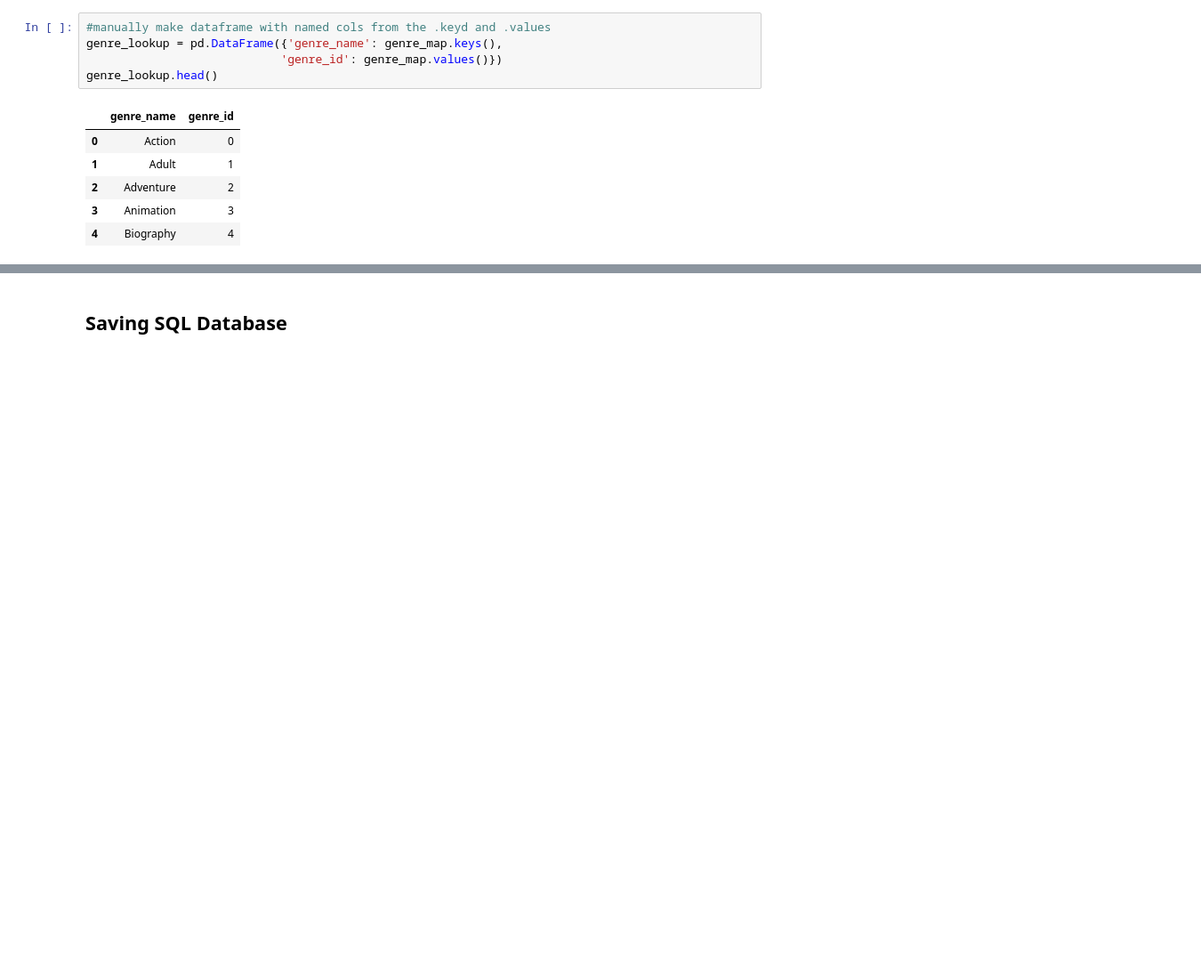
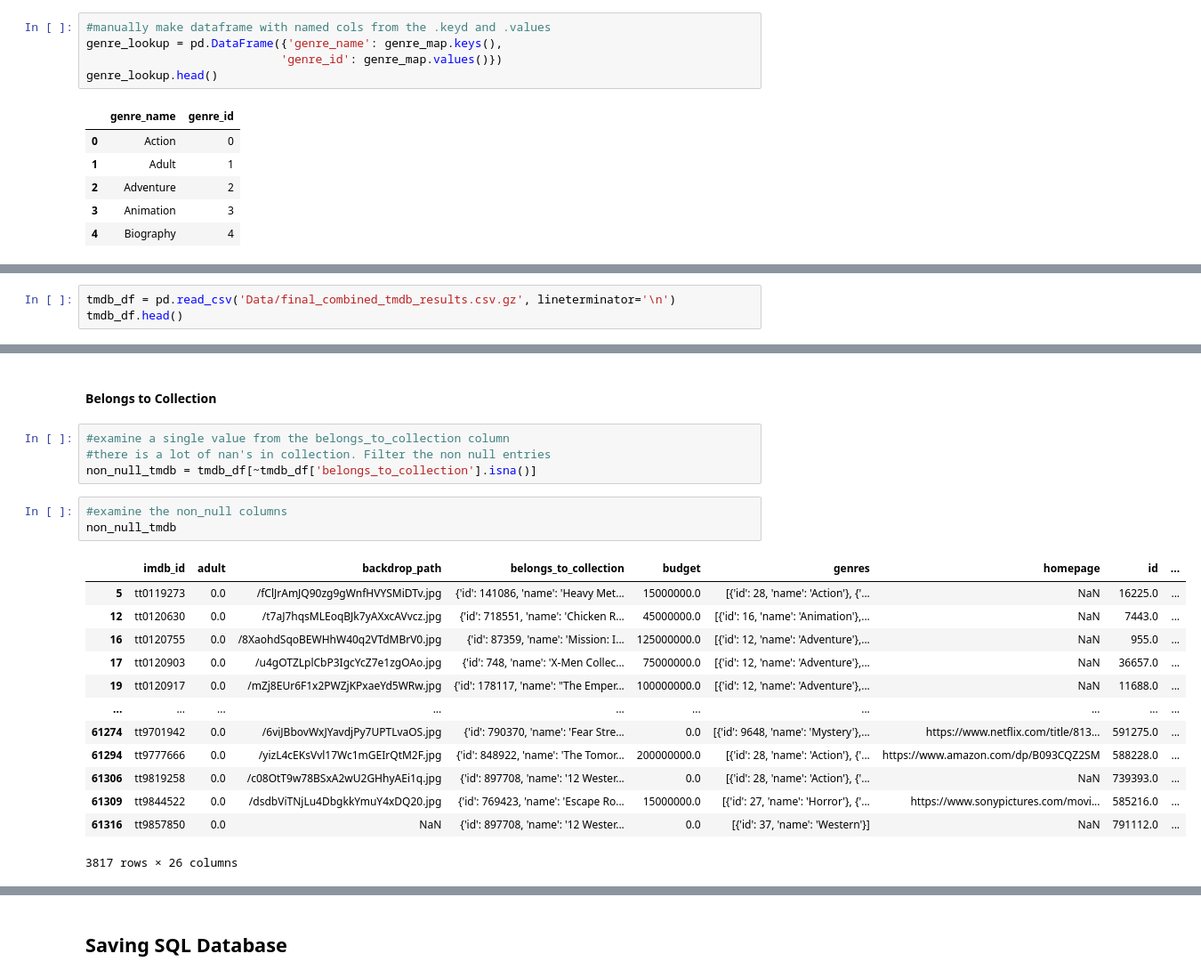
Before and after one commit to ChastityB/How-to-Make-The-Best-Movies, a Jupyter notebook: Part 3 - IMDB - How to Make The Best Movies.ipynb, the cells around one changed output, grey strips where cells are left out. Shown at 89% size. Drawn from its saved outputs; the diff is of its cells as text; blank space fills up the shorter version.

```diff
--- a/Part 3 - IMDB - How to Make The Best Movies.ipynb
+++ b/Part 3 - IMDB - How to Make The Best Movies.ipynb
@@ -161,0 +549,3 @@ genre_lookup.head()
+# %%
+tmdb_df = pd.read_csv('Data/final_combined_tmdb_results.csv.gz', lineterminator='\n')
+tmdb_df.head()
@@ -161,0 +560,23 @@ genre_lookup.head()
+# %% [markdown]
+#### Belongs to Collection
+# %%
+#examine a single value from the belongs_to_collection column
+#there is a lot of nan's in collection. Filter the non null entries
+non_null_tmdb = tmdb_df[~tmdb_df['belongs_to_collection'].isna()]
+# %%
+#examine the non_null columns
+non_null_tmdb
+# %% [output]
+|  | imdb_id | adult | backdrop_path | belongs_to_collection | budget | genres | homepage | id | ... |
+| 5 | tt0119273 | 0.0 | /fClJrAmJQ90zg9gWnfHVYSMiDTv.jpg | {'id': 141086, 'name': 'Heavy Met... | 15000000.0 | [{'id': 28, 'name': 'Action'}, {'... | NaN | 16225.0 | ... |
+| 12 | tt0120630 | 0.0 | /t7aJ7hqsMLEoqBJk7yAXxcAVvcz.jpg | {'id': 718551, 'name': 'Chicken R... | 45000000.0 | [{'id': 16, 'name': 'Animation'},... | NaN | 7443.0 | ... |
+| 16 | tt0120755 | 0.0 | /8XaohdSqoBEWHhW40q2VTdMBrV0.jpg | {'id': 87359, 'name': 'Mission: I... | 125000000.0 | [{'id': 12, 'name': 'Adventure'},... | NaN | 955.0 | ... |
+| 17 | tt0120903 | 0.0 | /u4gOTZLplCbP3IgcYcZ7e1zgOAo.jpg | {'id': 748, 'name': 'X-Men Collec... | 75000000.0 | [{'id': 12, 'name': 'Adventure'},... | NaN | 36657.0 | ... |
+| 19 | tt0120917 | 0.0 | /mZj8EUr6F1x2PWZjKPxaeYd5WRw.jpg | {'id': 178117, 'name': "The Emper... | 100000000.0 | [{'id': 12, 'name': 'Adventure'},... | NaN | 11688.0 | ... |
+| ... | ... | ... | ... | ... | ... | ... | ... | ... | ... |
+| 61274 | tt9701942 | 0.0 | /6viJBbovWxJYavdjPy7UPTLvaOS.jpg | {'id': 790370, 'name': 'Fear Stre... | 0.0 | [{'id': 9648, 'name': 'Mystery'},... | https://www.netflix.com/title/813... | 591275.0 | ... |
+| 61294 | tt9777666 | 0.0 | /yizL4cEKsVvl17Wc1mGEIrQtM2F.jpg | {'id': 848922, 'name': 'The Tomor... | 200000000.0 | [{'id': 28, 'name': 'Action'}, {'... | https://www.amazon.com/dp/B093CQZ2SM | 588228.0 | ... |
+| 61306 | tt9819258 | 0.0 | /c08OtT9w78BSxA2wU2GHhyAEi1q.jpg | {'id': 897708, 'name': '12 Wester... | 0.0 | [{'id': 28, 'name': 'Action'}, {'... | NaN | 739393.0 | ... |
+| 61309 | tt9844522 | 0.0 | /dsdbViTNjLu4DbgkkYmuY4xDQ20.jpg | {'id': 769423, 'name': 'Escape Ro... | 15000000.0 | [{'id': 27, 'name': 'Horror'}, {'... | https://www.sonypictures.com/movi... | 585216.0 | ... |
+| 61316 | tt9857850 | 0.0 | NaN | {'id': 897708, 'name': '12 Wester... | 0.0 | [{'id': 37, 'name': 'Western'}] | NaN | 791112.0 | ... |
+3817 rows × 26 columns
```
Also changed, not shown: parts of 120 cells of this notebook, 9 other files.
